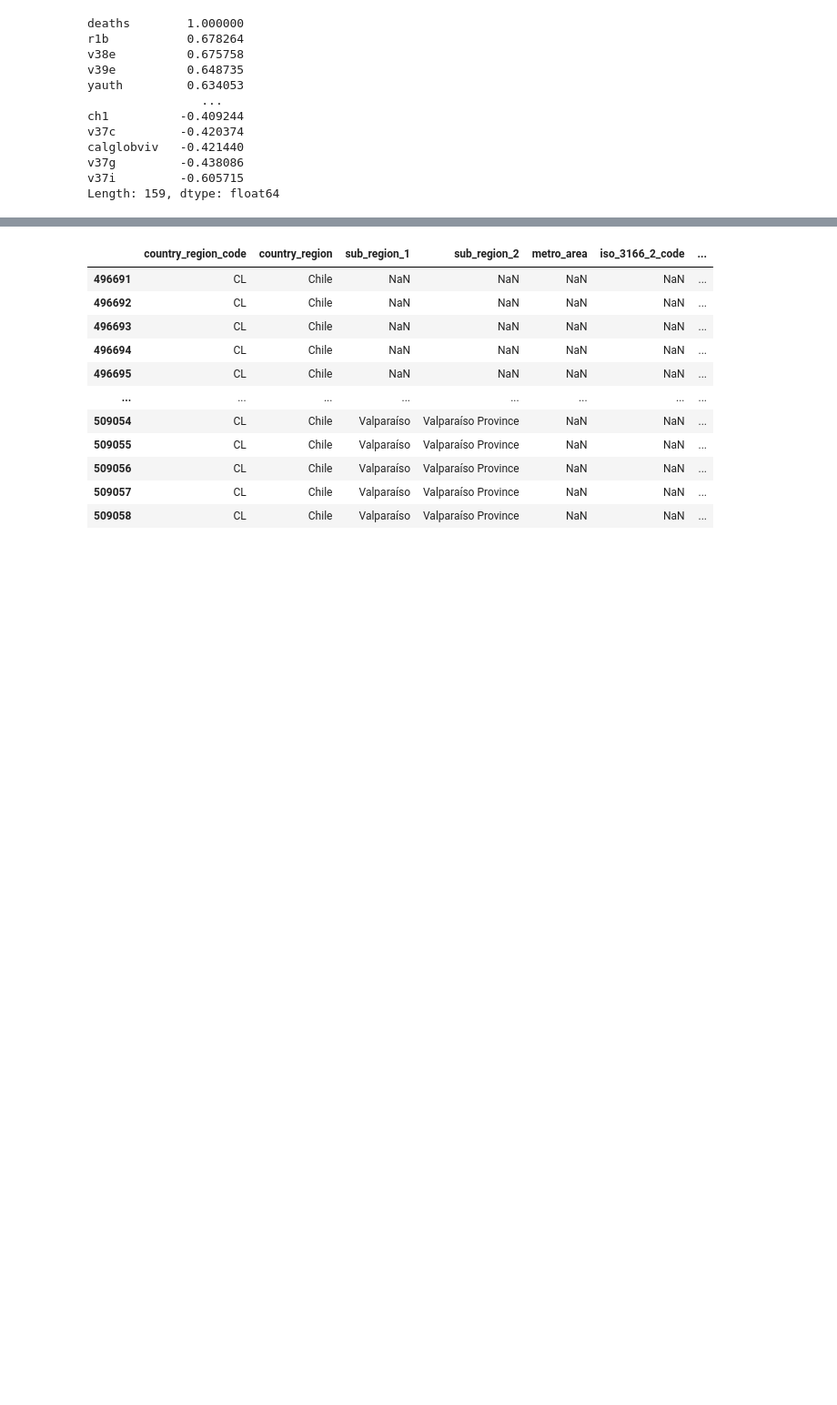
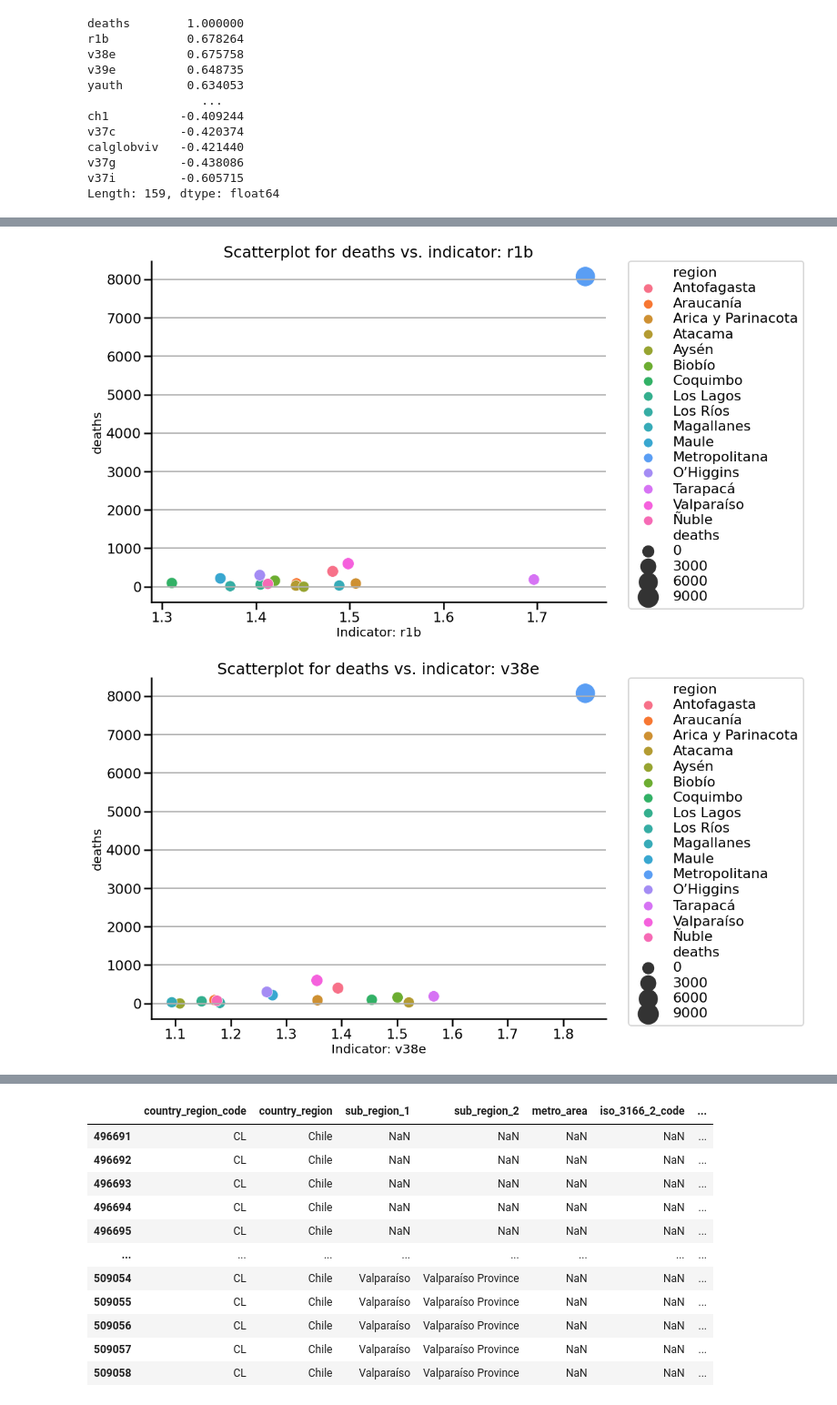
Before and after one commit to muellermax/Covid-Chile-Prediction, a Jupyter notebook: Covid Chile Prediction.ipynb, the cells around one changed output, grey strips where cells are left out. Shown at 91% size. Cells and saved outputs as stored; diff of their text form; code cells hidden in the pictures; blank space fills up the shorter version.

```diff
--- a/Covid Chile Prediction.ipynb
+++ b/Covid Chile Prediction.ipynb
@@ -379,0 +471,5 @@ Length: 159, dtype: float64
+# %%
+plot_indicator_vs_amount(transposed_deaths, casen_rel, 'deaths', 6, 6)
+# %% [output]
+[figure, added]
+[figure, added]
```
Also changed, not shown: parts of 10 cells of this notebook, 1 other file.
